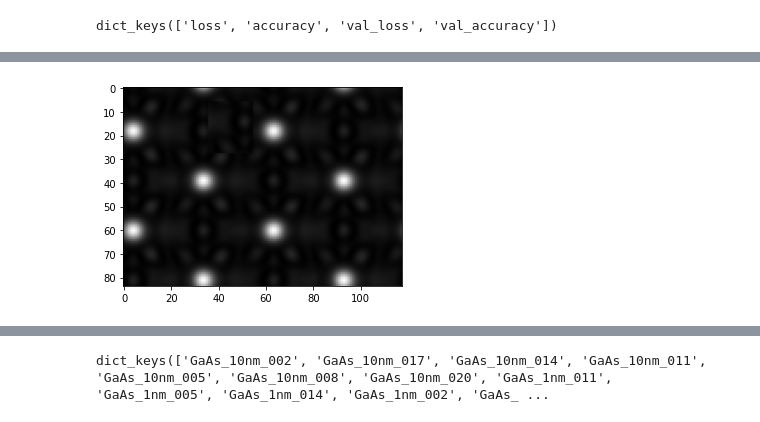
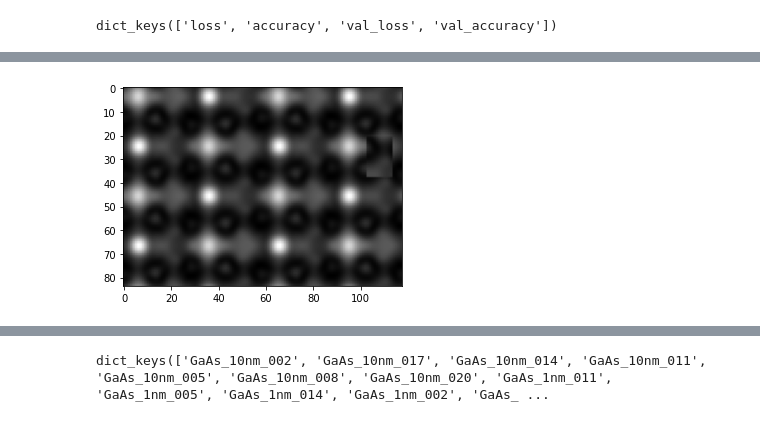
Before and after one commit to SAndrew135/cutpaste-AFIT, a Jupyter notebook: notebooks/TEM CNN.ipynb, the cells around one changed output, grey strips where cells are left out. Cells and saved outputs as stored; diff of their text form; code cells hidden in the pictures.

```diff
--- a/notebooks/TEM CNN.ipynb
+++ b/notebooks/TEM CNN.ipynb
@@ -303,7 +463,7 @@ plt.show()
 # %%
-my_array = images[20]
+my_array = copyPaste(test_window_images[60])
 plt.figure(figsize=(5,5))
 plt.imshow(my_array, cmap='gray')
 plt.show()
 # %% [output]
-[figure, old version]
+[figure, new version]
```
Also changed, not shown: parts of 13 cells of this notebook.
